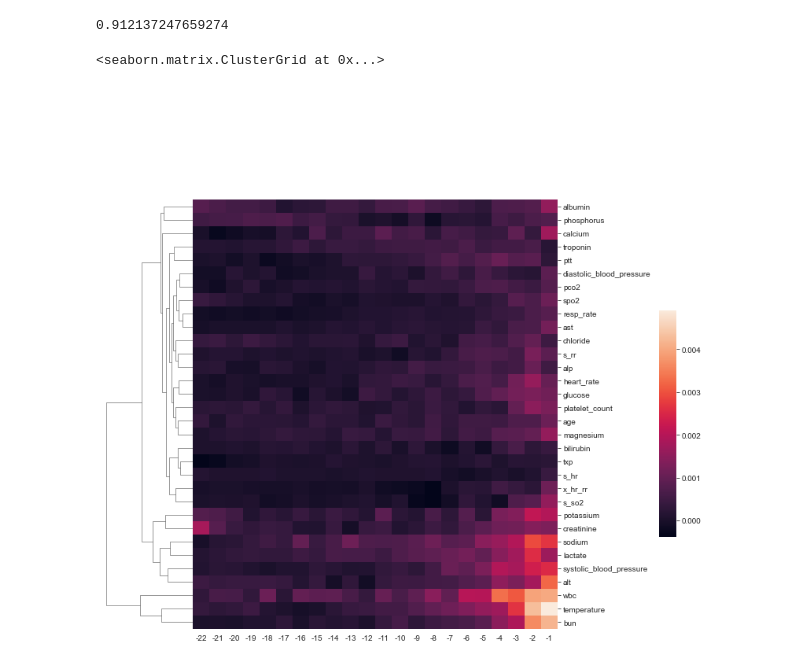
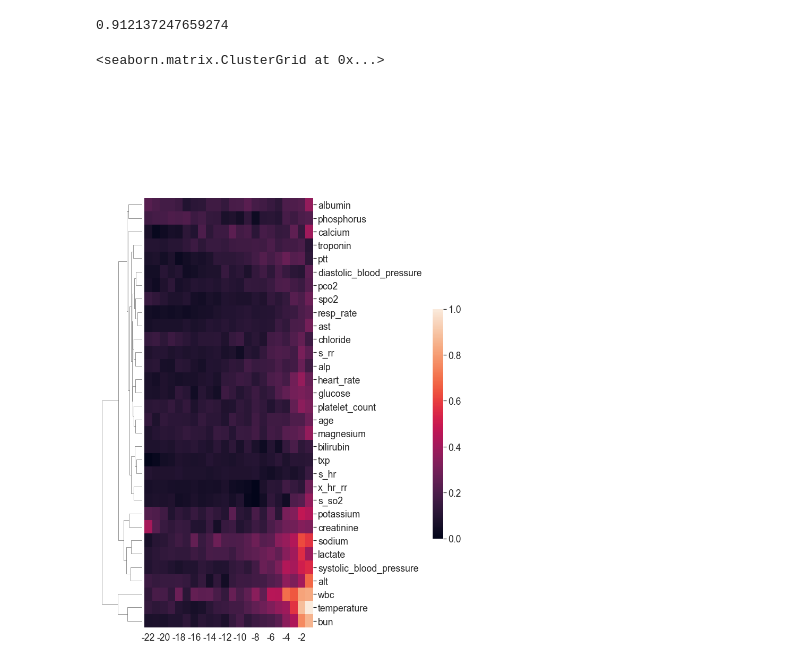
Before and after one commit to JiaxingQiu/FAIRStream, a Jupyter notebook: FAIRStream/tutorial_case7.ipynb, the cells around one changed output. Cells and saved outputs as stored; diff of their text form; code cells hidden in the pictures.

```diff
--- a/FAIRStream/tutorial_case7.ipynb
+++ b/FAIRStream/tutorial_case7.ipynb
@@ -721,18 +722,21 @@ base_score
 # %%
 base_score = 0.912137247659274
 score_arr = np.load("./score_permuate_lstm_pctl_ma.npy")
 score_delta = base_score - score_arr
 score_delta_T = score_delta.T
+score_delta_T = (score_delta_T - np.min(score_delta_T))/(np.max(score_delta_T)-np.min(score_delta_T))
 
 input_vars = ['txp', 'age', 'temperature', 'heart_rate', 'resp_rate', 'spo2', 'x_hr_rr', 's_hr', 's_rr',
               's_so2', 'systolic_blood_pressure', 'diastolic_blood_pressure', 'glucose', 'bilirubin',
               'potassium', 'albumin', 'calcium', 'sodium', 'wbc', 'phosphorus', 'creatinine', 'platelet_count',
               'alt', 'alp', 'ast', 'pco2', 'chloride', 'troponin', 'ptt', 'lactate', 'bun', 'magnesium']
 output_var = ['y___pos']
 score_delta_T_df = pd.DataFrame(score_delta_T, index=input_vars, columns=range(-22,0))
+sns.set(font_scale = 1.6)
 sns.clustermap(score_delta_T_df, row_cluster=1, col_cluster=0, #metric="correlation",
-                   cbar_pos=(1, .2, .03, .4))
+               figsize=(9,15),
+               cbar_pos=(1, .2, .03, .4))
 # %% [output]
 <seaborn.matrix.ClusterGrid at 0x...>
-[figure, old version]
+[figure, new version]
 # %%
```
Also changed, not shown: parts of 9 cells of this notebook, 8 other files.
